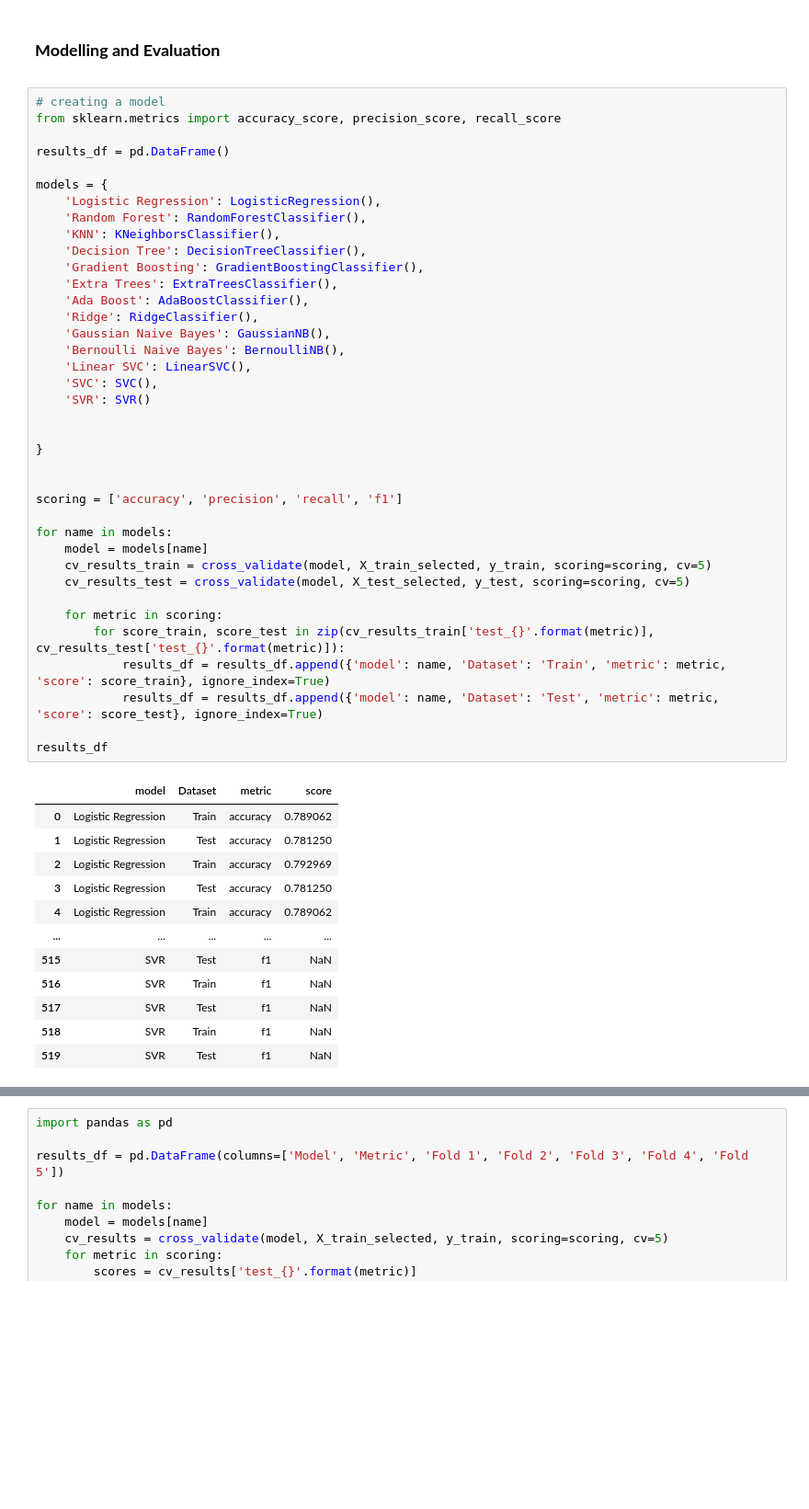
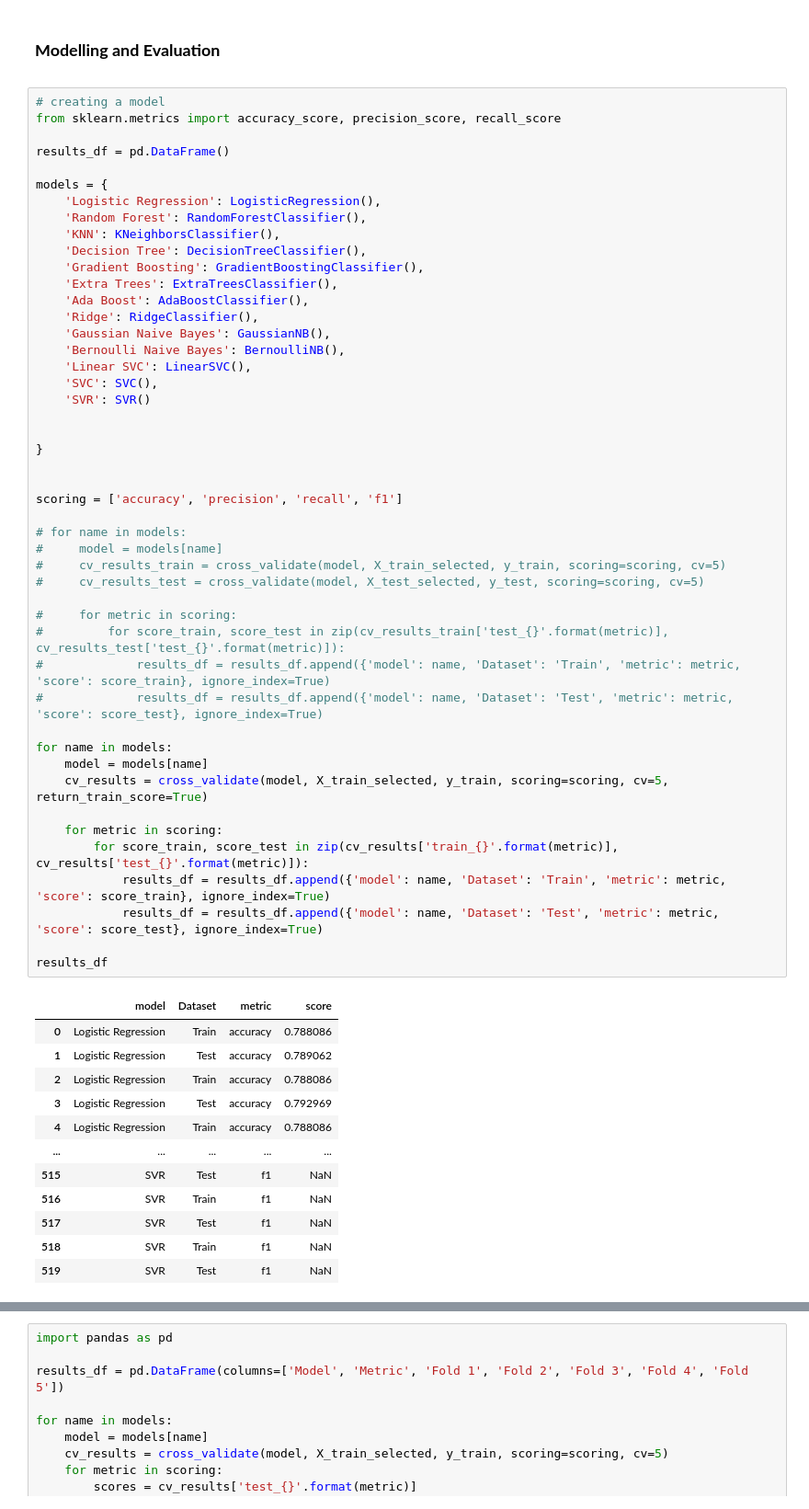
Before and after one commit to ahmakhoo/AIML-CA1, a Jupyter notebook: AIML/CA1/CA1 code - redo.ipynb, the cells around one changed output, grey strips where cells are left out. Shown: that part at 92% size. Saved outputs shown, nothing was run; the diff lists cells and outputs as text; blank space fills up the shorter version.

```diff
--- a/AIML/CA1/CA1 code - redo.ipynb
+++ b/AIML/CA1/CA1 code - redo.ipynb
@@ -753,41 +753,50 @@ models = {
     'Logistic Regression': LogisticRegression(),
     'Random Forest': RandomForestClassifier(),
     'KNN': KNeighborsClassifier(),
     'Decision Tree': DecisionTreeClassifier(),
     'Gradient Boosting': GradientBoostingClassifier(),
     'Extra Trees': ExtraTreesClassifier(),
     'Ada Boost': AdaBoostClassifier(),
     'Ridge': RidgeClassifier(),
     'Gaussian Naive Bayes': GaussianNB(),
     'Bernoulli Naive Bayes': BernoulliNB(),
     'Linear SVC': LinearSVC(),
     'SVC': SVC(),
     'SVR': SVR()
 
 
 }
 
 
 scoring = ['accuracy', 'precision', 'recall', 'f1']
 
+# for name in models:
+#     model = models[name]
+#     cv_results_train = cross_validate(model, X_train_selected, y_train, scoring=scoring, cv=5)
+#     cv_results_test = cross_validate(model, X_test_selected, y_test, scoring=scoring, cv=5)
+
+#     for metric in scoring:
+#         for score_train, score_test in zip(cv_results_train['test_{}'.format(metric)], cv_results_test['test_{}'.format(metric)]):
+#             results_df = results_df.append({'model': name, 'Dataset': 'Train', 'metric': metric, 'score': score_train}, ignore_index=True)
+#             results_df = results_df.append({'model': name, 'Dataset': 'Test', 'metric': metric, 'score': score_test}, ignore_index=True)
+
 for name in models:
     model = models[name]
-    cv_results_train = cross_validate(model, X_train_selected, y_train, scoring=scoring, cv=5)
-    cv_results_test = cross_validate(model, X_test_selected, y_test, scoring=scoring, cv=5)
+    cv_results = cross_validate(model, X_train_selected, y_train, scoring=scoring, cv=5, return_train_score=True)
 
     for metric in scoring:
-        for score_train, score_test in zip(cv_results_train['test_{}'.format(metric)], cv_results_test['test_{}'.format(metric)]):
+        for score_train, score_test in zip(cv_results['train_{}'.format(metric)], cv_results['test_{}'.format(metric)]):
             results_df = results_df.append({'model': name, 'Dataset': 'Train', 'metric': metric, 'score': score_train}, ignore_index=True)
             results_df = results_df.append({'model': name, 'Dataset': 'Test', 'metric': metric, 'score': score_test}, ignore_index=True)
 
 results_df
 # %% [output]
 |  | model | Dataset | metric | score |
-| 0 | Logistic Regression | Train | accuracy | 0.789062 |
-| 1 | Logistic Regression | Test | accuracy | 0.781250 |
-| 2 | Logistic Regression | Train | accuracy | 0.792969 |
-| 3 | Logistic Regression | Test | accuracy | 0.781250 |
-| 4 | Logistic Regression | Train | accuracy | 0.789062 |
+| 0 | Logistic Regression | Train | accuracy | 0.788086 |
+| 1 | Logistic Regression | Test | accuracy | 0.789062 |
+| 2 | Logistic Regression | Train | accuracy | 0.788086 |
+| 3 | Logistic Regression | Test | accuracy | 0.792969 |
+| 4 | Logistic Regression | Train | accuracy | 0.788086 |
 | ... | ... | ... | ... | ... |
 | 515 | SVR | Test | f1 | NaN |
 | 516 | SVR | Train | f1 | NaN |
```
Also changed, not shown: parts of 3 cells of this notebook, 1 other file.
